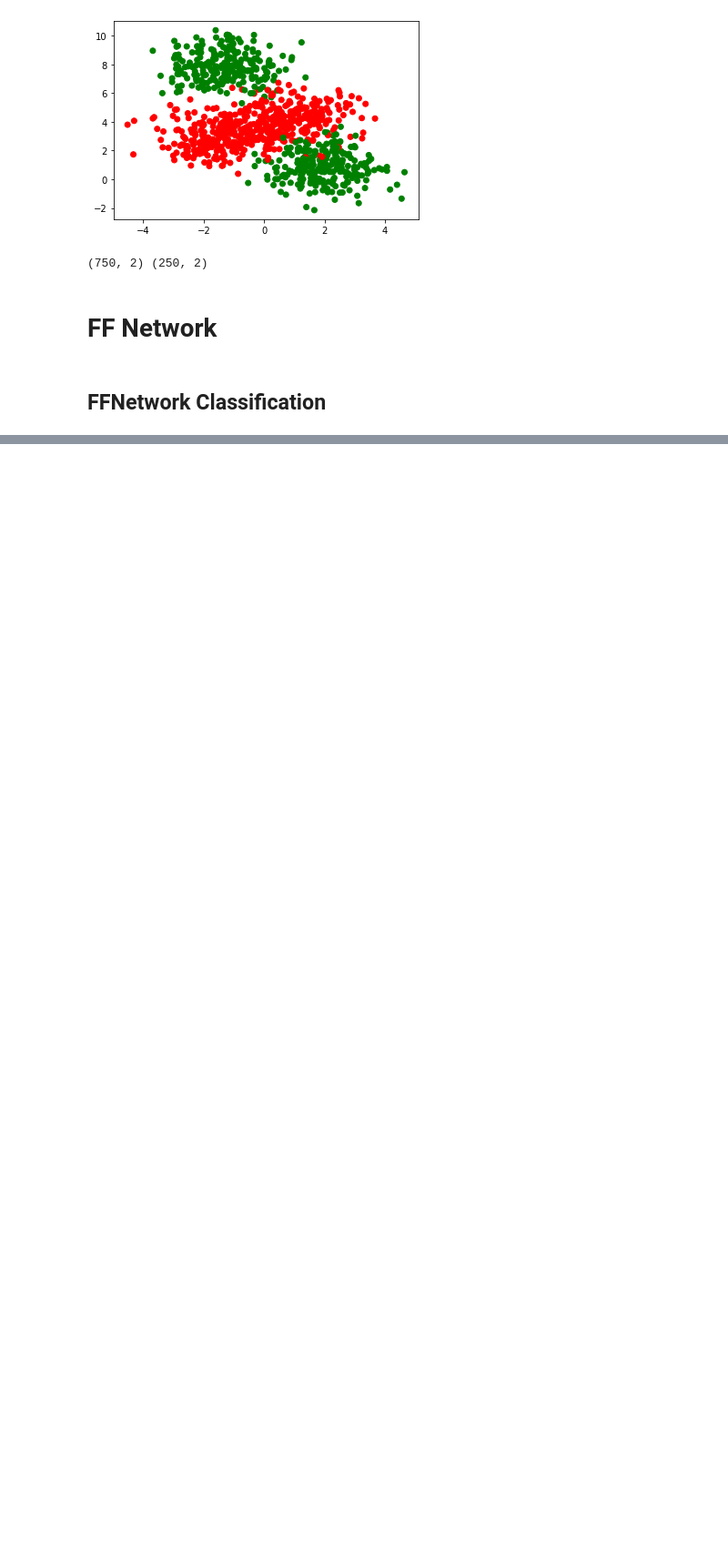
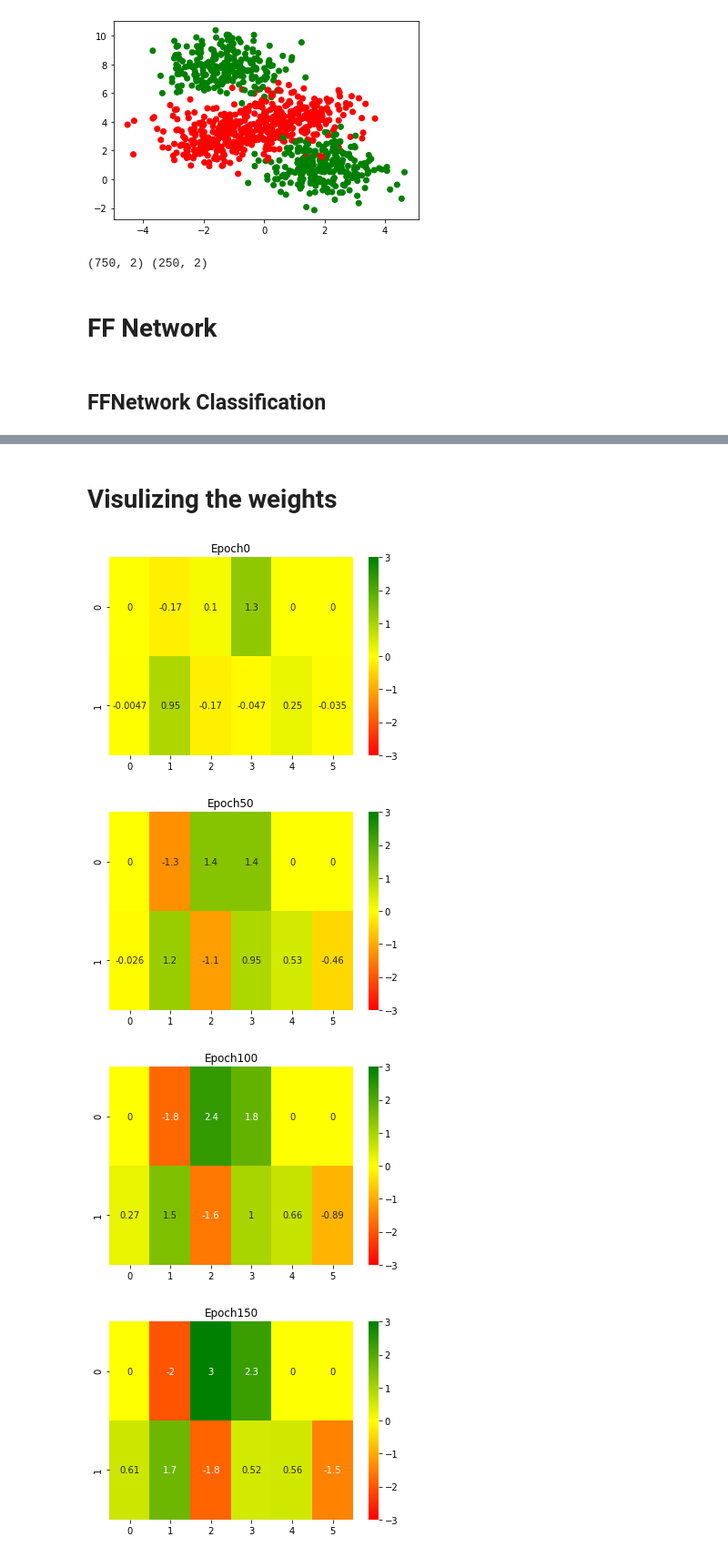
Before and after one commit to pragneshrana/DeepLearning, a Jupyter notebook: TrainingFeedForwardNN/ScalarBackPropogation.ipynb, the cells around one changed output, grey strips where cells are left out. Shown at 91% size. Cells and saved outputs as stored; diff of their text form; code cells hidden in the pictures; blank space fills up the shorter version.

```diff
--- a/TrainingFeedForwardNN/ScalarBackPropogation.ipynb
+++ b/TrainingFeedForwardNN/ScalarBackPropogation.ipynb
@@ -384,0 +432,20 @@ plt.show()
+# %% [markdown]
+# Visulizing the weights
+# %%
+import seaborn as sns
+def plot_heat_map(epoch):
+  fig = plt.figure()
+  sns.heatmap(weight_matrices[epoch],annot=True,cmap=my_cmap,vmin=-3,vmax=3)
+  plt.title('Epoch'+str(epoch))
+  fig.canvas.draw()
+  image = np.frombuffer(fig.canvas.tostring_rgb(),dtype='uint8')
+  image = image.reshape(fig.canvas.get_width_height()[::-1]+(3,))
+  return image
+# %%
+import imageio
+imageio.mimsave('./weights_viz.gif',[plot_heat_map(i) for i in range(0,len(weight_matrices),len(weight_matrices)//10)],fps=1)
+# %% [output]
+[figure, added]
+[figure, added]
+[figure, added]
+[figure, added]
```
Also changed, not shown: parts of 12 cells of this notebook.
